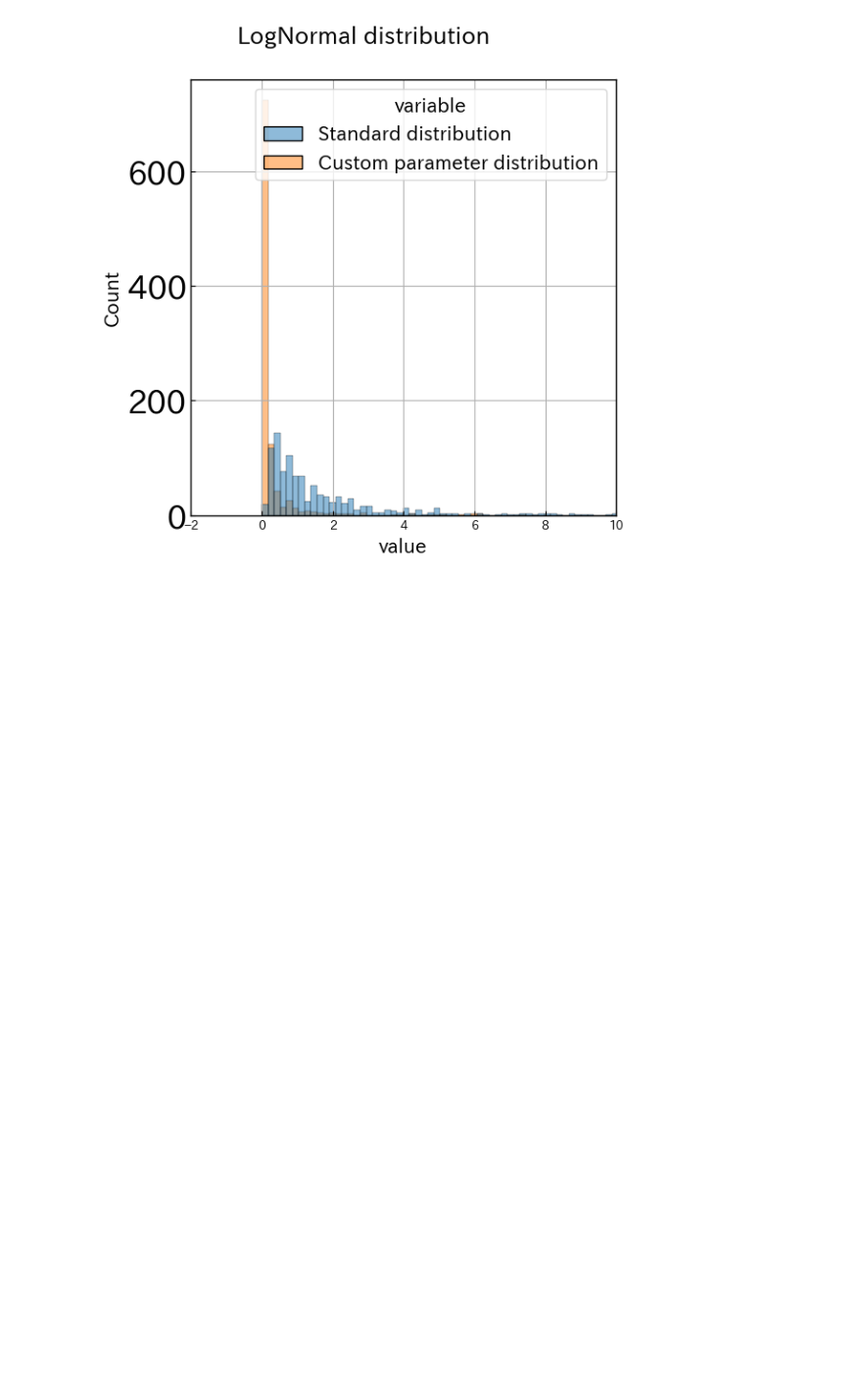
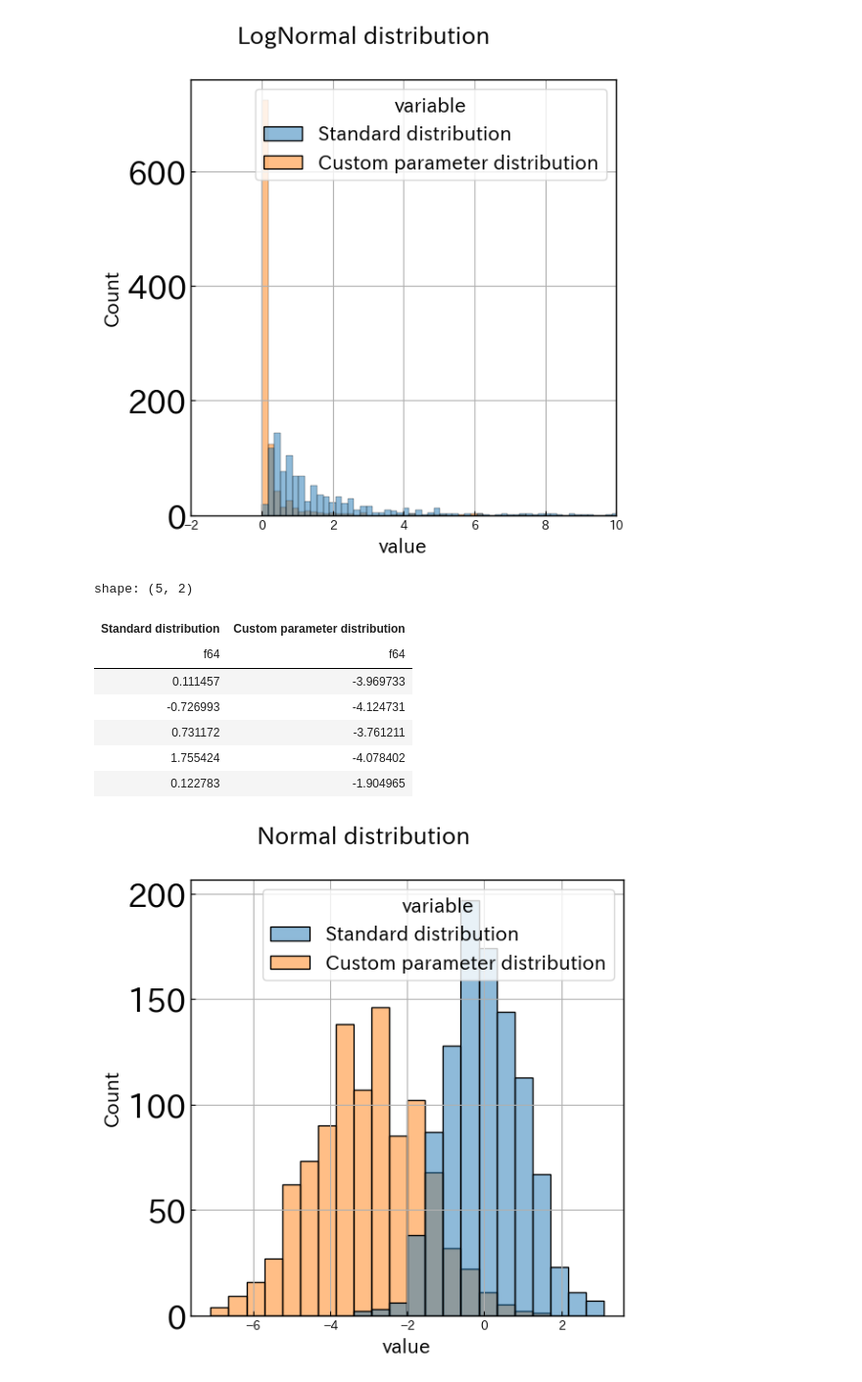
Before and after one commit to Tremendous1192/demo_rand_simple, a Jupyter notebook: notebooks/demo.ipynb, the cells around one changed output. Shown at 98% size. Cells and saved outputs as stored; diff of their text form; code cells hidden in the pictures; blank space fills up the shorter version.

Commit message:
Normal分布

```diff
--- a/notebooks/demo.ipynb
+++ b/notebooks/demo.ipynb
@@ -787,3 +787,44 @@ shape: (5, 2)
 | 5.785898 | 0.010834 |
 | 1.130639 | 0.234245 |
 [figure]
+# %%
+name = "Normal"# distribution
+df = pl.read_csv("../data/" + name + ".csv")
+
+# Show first 5 rows data
+display(df.head())
+
+# Plot distribution
+fig, ax = plt.subplots(nrows = 1, ncols = 1, figsize = (6, 6))
+sns.histplot(
+    data = (
+        df
+        # プロット時間を短くするために、値を丸める
+        .with_columns([
+            pl.col("Standard distribution").round(1),
+            pl.col("Custom parameter distribution").round(1),
+        ])
+        # パラメータで層別するためにunpivotする
+        .unpivot(cs.numeric())
+        # プロット処理を短くするために、外れ値を削除する
+        .filter(
+            pl.col("value").abs() < 100
+        )
+    ),
+    x = "value",
+    hue = "variable",
+    ax = ax,
+)
+plt.suptitle(name + " distribution")
+#plt.setp(ax, xlim = (-2, 10))
+plt.tight_layout()
+# %% [output]
+shape: (5, 2)
+| Standard distribution | Custom parameter distribution |
+| f64 | f64 |
+| 0.111457 | -3.969733 |
+| -0.726993 | -4.124731 |
+| 0.731172 | -3.761211 |
+| 1.755424 | -4.078402 |
+| 0.122783 | -1.904965 |
+[figure, added]
```
Also changed, not shown: 3 other files.
